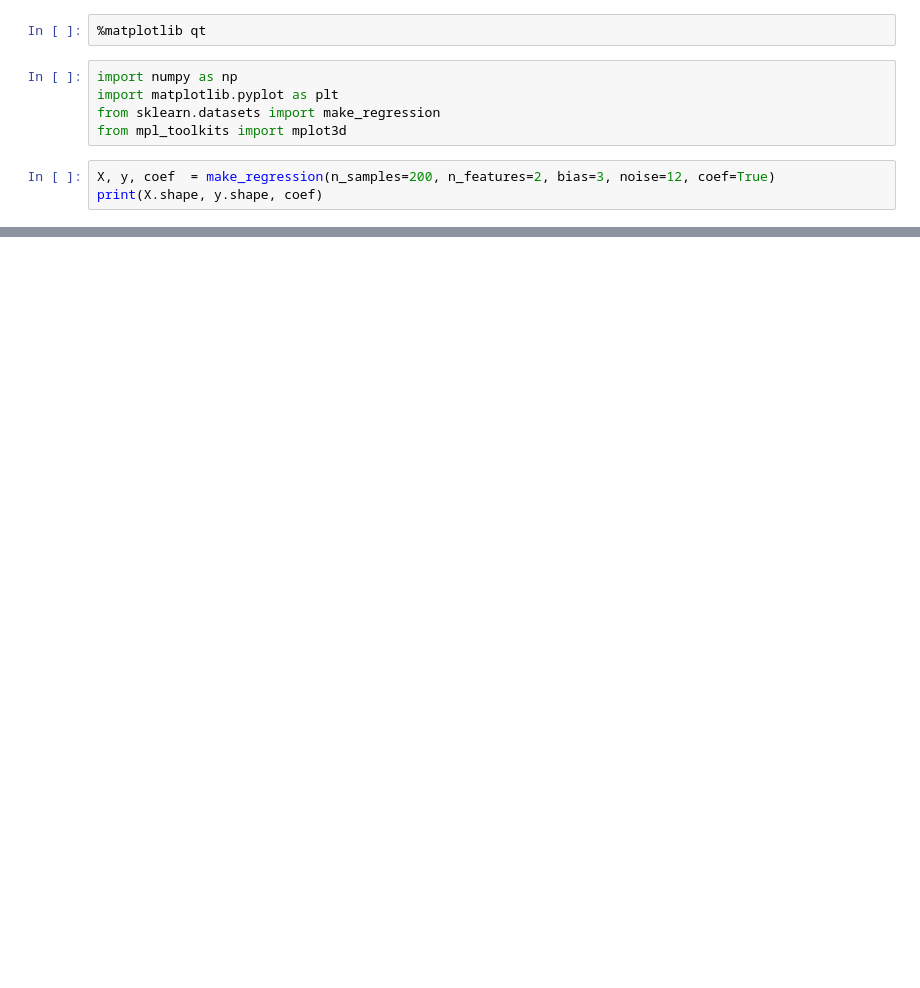
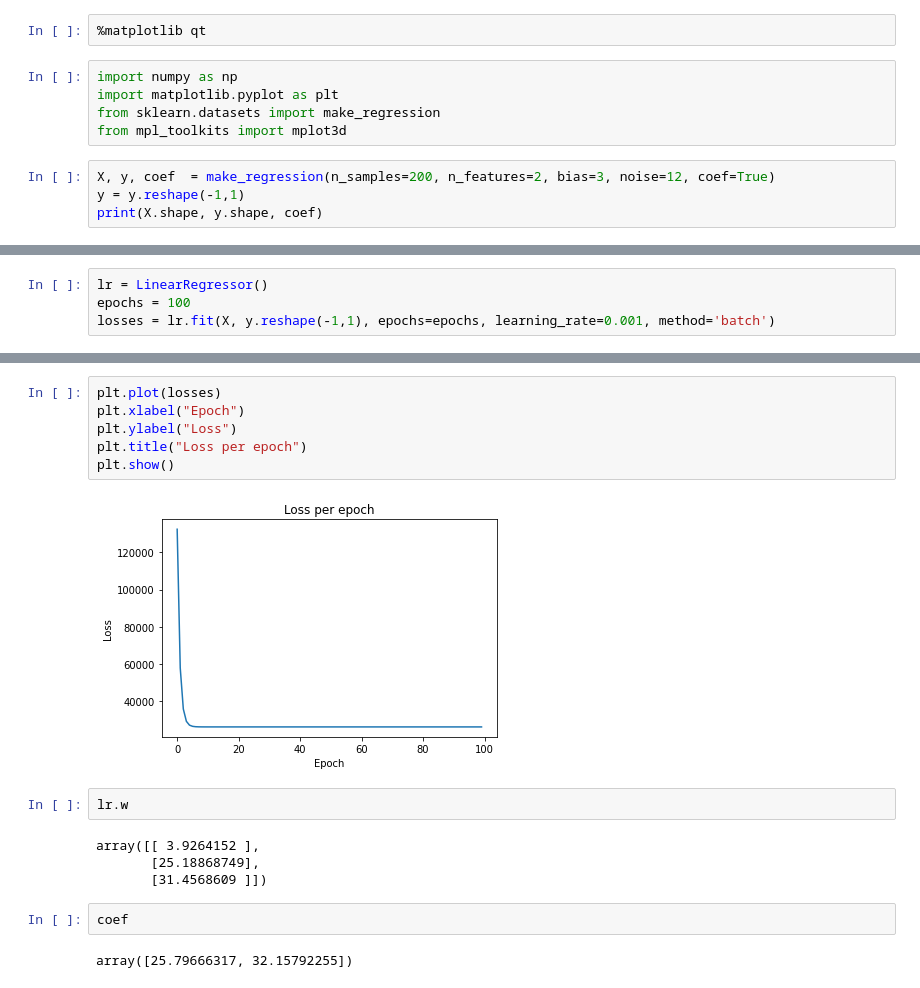
Before and after one commit to princeyyadav/CB-LV-PY-Oct21, a Jupyter notebook: DS/08 Gradient Descent LR/08 Gradient Descent LR.ipynb, the cells around one changed output, grey strips where cells are left out. Saved outputs shown, nothing was run; the diff lists cells and outputs as text; blank space fills up the shorter version.

```diff
--- a/DS/08 Gradient Descent LR/08 Gradient Descent LR.ipynb
+++ b/DS/08 Gradient Descent LR/08 Gradient Descent LR.ipynb
@@ -10,5 +10,6 @@ from sklearn.datasets import make_regression
 from mpl_toolkits import mplot3d
 # %%
 X, y, coef  = make_regression(n_samples=200, n_features=2, bias=3, noise=12, coef=True)
+y = y.reshape(-1,1)
 print(X.shape, y.shape, coef)
 # %% [output]
@@ -65,0 +124,4 @@ X.shape
+# %%
+lr = LinearRegressor()
+epochs = 100
+losses = lr.fit(X, y.reshape(-1,1), epochs=epochs, learning_rate=0.001, method='batch')
@@ -65,0 +146,18 @@ X.shape
+# %%
+plt.plot(losses)
+plt.xlabel("Epoch")
+plt.ylabel("Loss")
+plt.title("Loss per epoch")
+plt.show()
+# %% [output]
+[figure, added]
+# %%
+lr.w
+# %% [output]
+array([[ 3.9264152 ],
+       [25.18868749],
+       [31.4568609 ]])
+# %%
+coef
+# %% [output]
+array([25.79666317, 32.15792255])
```
Also changed, not shown: parts of 10 cells of this notebook.
